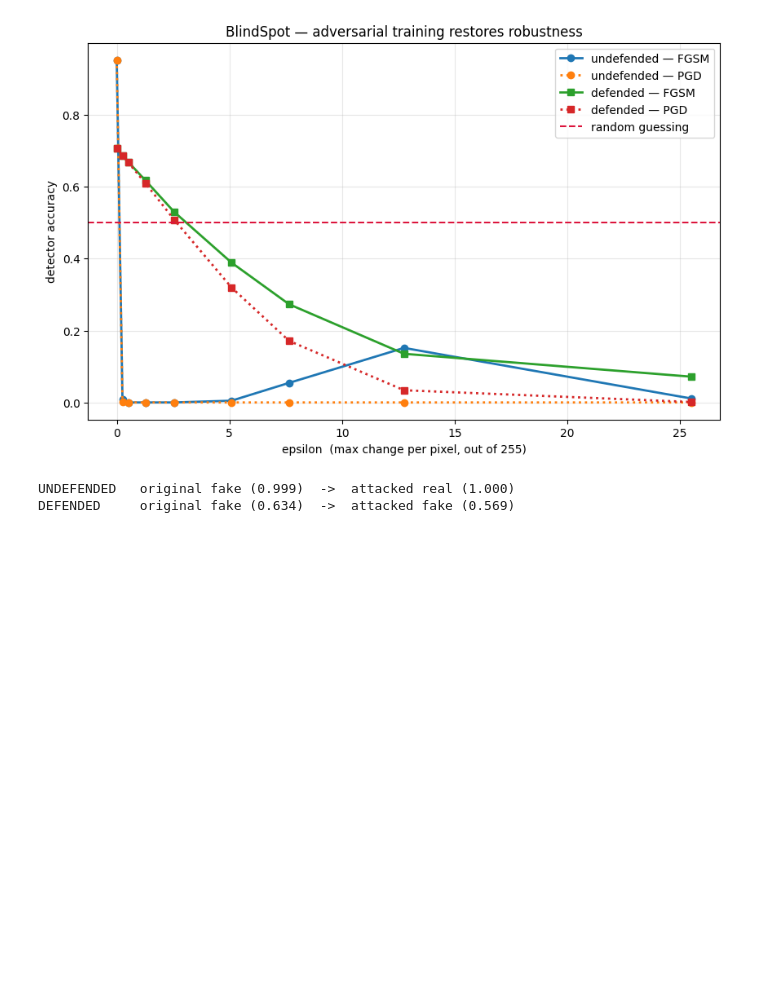
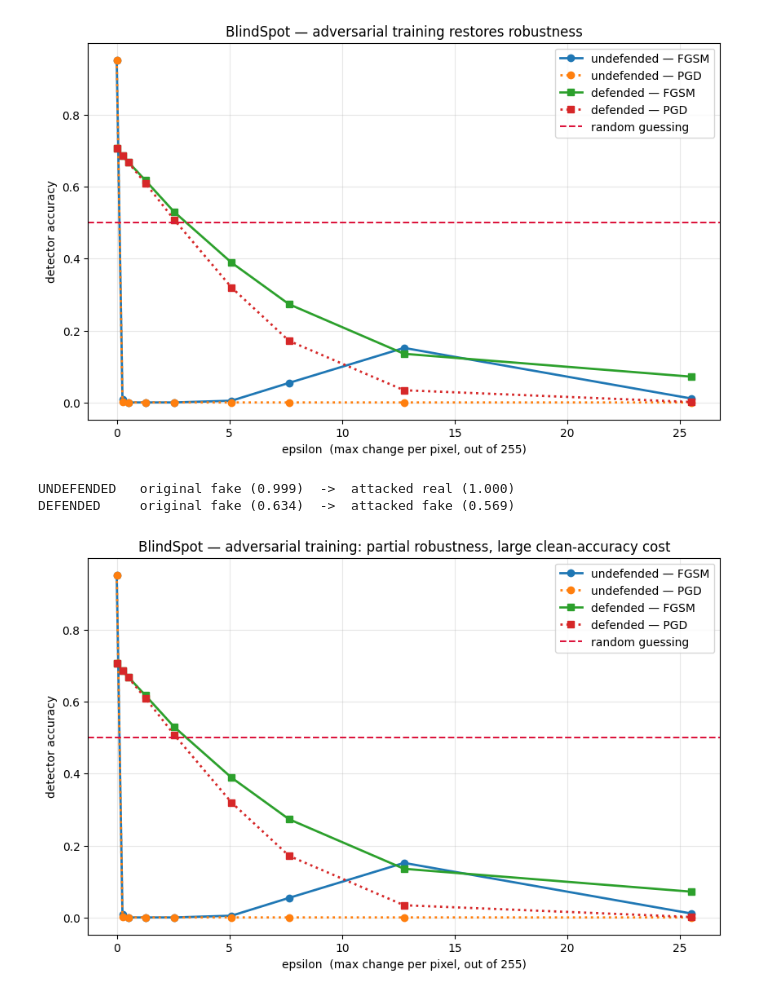
Before and after one commit to HarshitPandey-2021/blindspot, a Jupyter notebook: notebooks/05-attack.ipynb, the cells around one changed output. Drawn from its saved outputs; the diff is of its cells as text; code cells hidden in the pictures; blank space fills up the shorter version.

```diff
--- a/notebooks/05-attack.ipynb
+++ b/notebooks/05-attack.ipynb
@@ -396,3 +396,21 @@ print(f"DEFENDED     original {names[q0.argmax()]} ({q0.max():.3f})  ->  attacke
 # %% [output]
 UNDEFENDED   original fake (0.999)  ->  attacked real (1.000)
 DEFENDED     original fake (0.634)  ->  attacked fake (0.569)
+# %%
+    torch.save(defended.state_dict(), "/kaggle/working/detector_defended_final.pth")
+
+xs = [e*255 for e in EPSILONS]
+plt.figure(figsize=(10, 6))
+plt.plot(xs, acc_fgsm,     marker="o", lw=2, label="undefended — FGSM")
+plt.plot(xs, acc_pgd,      marker="o", lw=2, ls=":", label="undefended — PGD")
+plt.plot(xs, acc_def_fgsm, marker="s", lw=2, label="defended — FGSM")
+plt.plot(xs, acc_def_pgd,  marker="s", lw=2, ls=":", label="defended — PGD")
+plt.axhline(0.5, color="crimson", ls="--", label="random guessing")
+plt.xlabel("epsilon  (max change per pixel, out of 255)")
+plt.ylabel("detector accuracy")
+plt.title("BlindSpot — adversarial training: partial robustness, large clean-accuracy cost")
+plt.legend(); plt.grid(True, alpha=0.3)
+plt.savefig("/kaggle/working/defence_comparison.png", dpi=150, bbox_inches="tight")
+plt.show()
+# %% [output]
+[figure, added]
```
